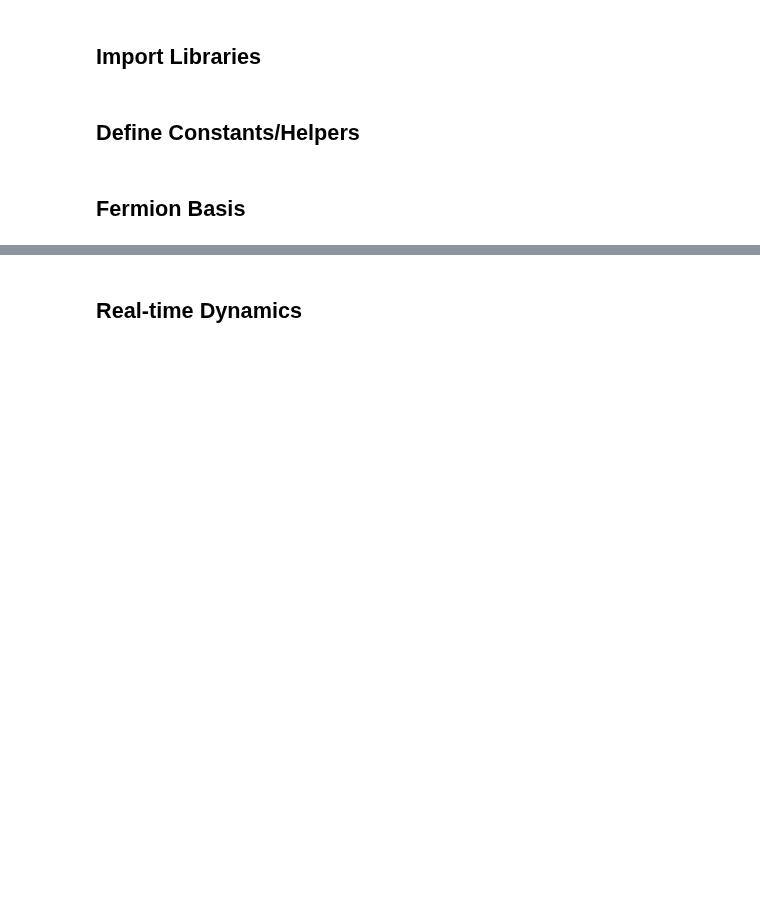
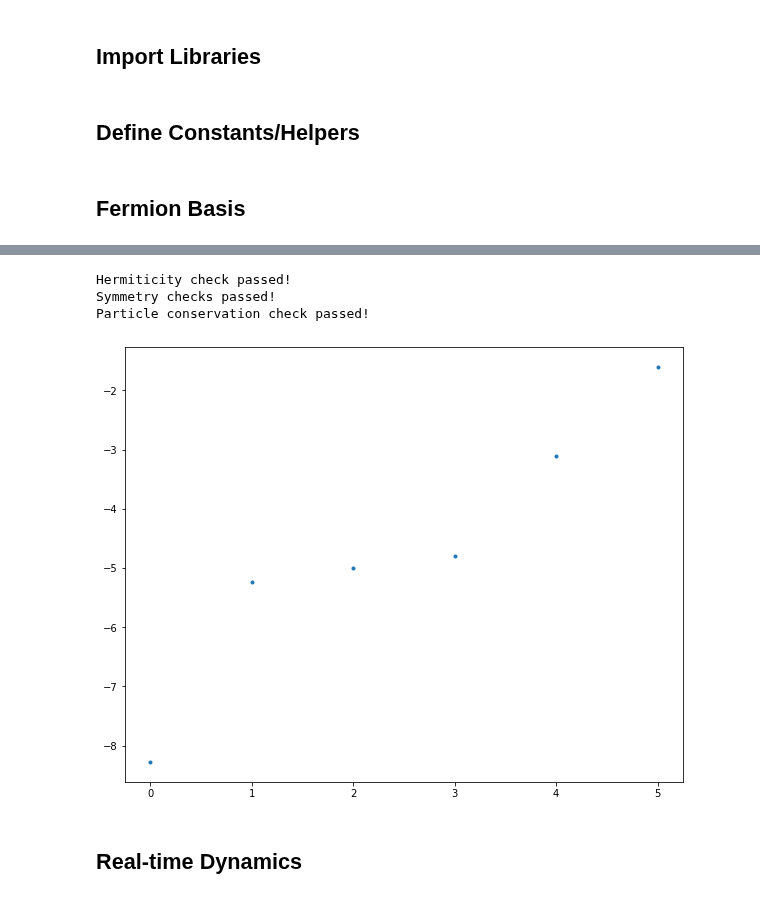
Before and after one commit to jacarolan/QuSpinLatticeFermions, a Jupyter notebook: U1 Fermion Theory.ipynb, the cells around one changed output, grey strips where cells are left out. Saved outputs shown, nothing was run; the diff lists cells and outputs as text; code cells hidden in the pictures; blank space fills up the shorter version.

```diff
--- a/U1 Fermion Theory.ipynb
+++ b/U1 Fermion Theory.ipynb
@@ -85,2 +64,13 @@ Particle conservation check passed!
+# %%
+### Plotting spectrum
+H = U1fermionH(g, t, m, N, N_filled, PBC)
+fermion_eigvals = H.eigvalsh()
+plt.plot(fermion_eigvals, ".")
+plt.show()
+# %% [output]
+Hermiticity check passed!
+Symmetry checks passed!
+Particle conservation check passed!
+[figure, added]
 # %% [markdown]
 ## Real-time Dynamics
```
Also changed, not shown: parts of 9 cells of this notebook.
